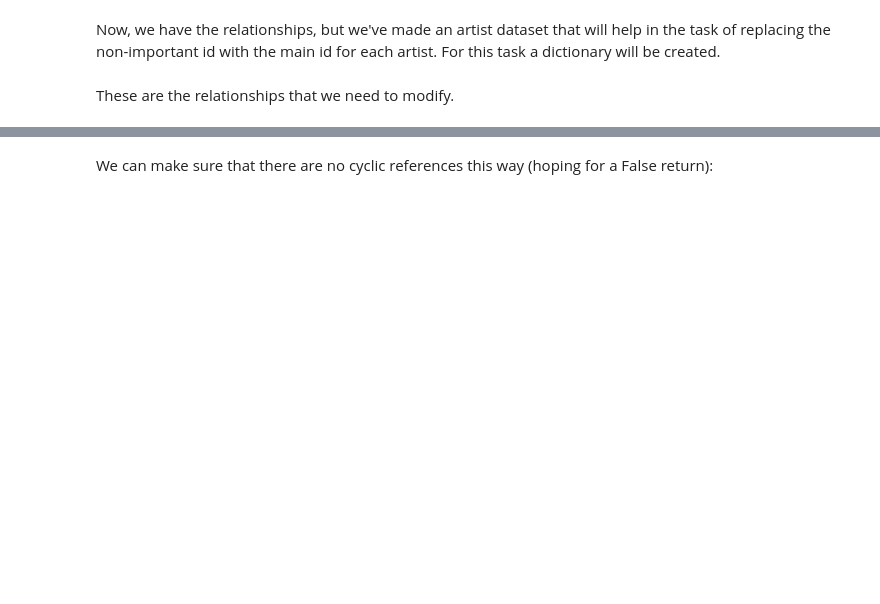
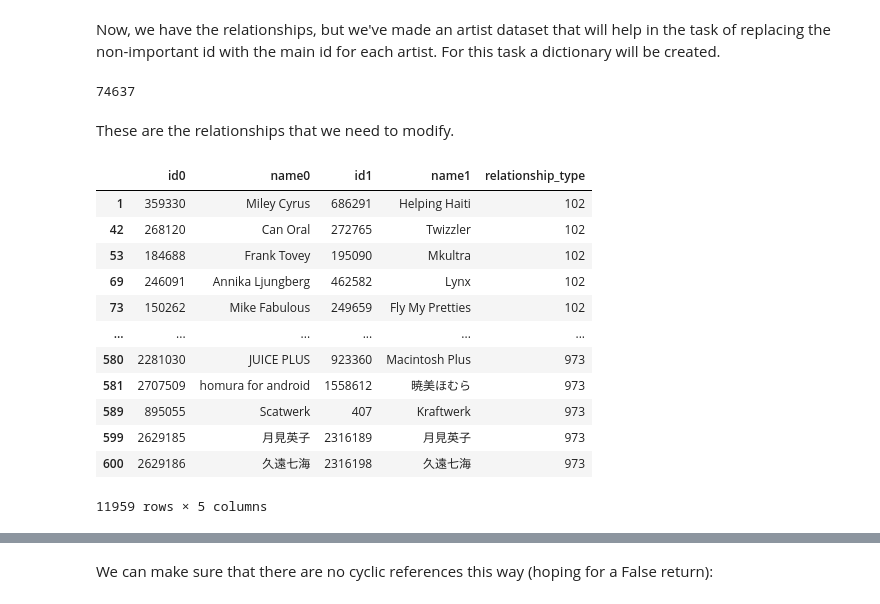
Before and after one commit to aleferu/musicbrainz, a Jupyter notebook: mb_extraction/artist_artist.ipynb, the cells around one changed output, grey strips where cells are left out. Cells and saved outputs as stored; diff of their text form; code cells hidden in the pictures; blank space fills up the shorter version.

```diff
--- a/mb_extraction/artist_artist.ipynb
+++ b/mb_extraction/artist_artist.ipynb
@@ -273,16 +279,17 @@ So far we've only handled the "multiple instances" artists. The following block
 # WARNING: ~3m execution time
 seen_set = set(seen_dict.keys())
 seen_set.add("")
-for _, row in tracks.iterrows():
-    artists_in_row = (
+for row_index in range(len(tracks)):
+    artists_in_row = [
         {
-            "id": row[f"a{i}_id"],
-            "name": row[f"a{i}_name"],
+            "id": tracks.loc[row_index, f"a{i}_id"],
+            "name": tracks.loc[row_index, f"a{i}_name"],
         }
-        for i in range(5) if row[f"a{i}_id"] not in seen_set
-    )
-    for artist in artists_in_row:
-        artists_lists.append([artist])
-        seen_set.add(artist["id"])
+        for i in range(5) if tracks.loc[row_index, f"a{i}_id"] not in seen_set
+    ]
+    if len(artists_in_row) > 0:
+        artists_lists.extend([[artist] for artist in artists_in_row])
+        seen_set.update(artist["id"] for artist in artists_in_row)
+
 artists_lists[-5:]
 # %% [output]
@@ -319,6 +365,6 @@ with open("artists.jsonl", "w", encoding="utf-8") as out_file:
 # %% [markdown]
 We can now retrieve the data every time we want.
 # %%
-with open("artists.jsonl", "r", encoding="utf-8") as in_file:
+with open("../data/artists.jsonl", "r", encoding="utf-8") as in_file:
     artist_data = [json.loads(line) for line in in_file]
 print(artist_data[:5])
@@ -371,9 +447,25 @@ for artist in artist_data:
             if known_id != artist["main_id"]:
                 changes_dict[known_id] = artist["main_id"]
 len(changes_dict)
+# %% [output]
+74637
 # %% [markdown]
 These are the relationships that we need to modify.
 # %%
 mask = filtered_relationships[["id0", "id1"]].isin(changes_dict.keys()).any(axis=1)
-filtered_relationships
+filtered_relationships.loc[mask]
+# %% [output]
+|  | id0 | name0 | id1 | name1 | relationship_type |
+| 1 | 359330 | Miley Cyrus | 686291 | Helping Haiti | 102 |
+| 42 | 268120 | Can Oral | 272765 | Twizzler | 102 |
+| 53 | 184688 | Frank Tovey | 195090 | Mkultra | 102 |
+| 69 | 246091 | Annika Ljungberg | 462582 | Lynx | 102 |
+| 73 | 150262 | Mike Fabulous | 249659 | Fly My Pretties | 102 |
+| ... | ... | ... | ... | ... | ... |
+| 580 | 2281030 | JUICE PLUS | 923360 | Macintosh Plus | 973 |
+| 581 | 2707509 | homura for android | 1558612 | 暁美ほむら | 973 |
+| 589 | 895055 | Scatwerk | 407 | Kraftwerk | 973 |
+| 599 | 2629185 | 月見英子 | 2316189 | 月見英子 | 973 |
+| 600 | 2629186 | 久遠七海 | 2316198 | 久遠七海 | 973 |
+11959 rows × 5 columns
 # %%
```
Also changed, not shown: parts of 38 cells of this notebook.
